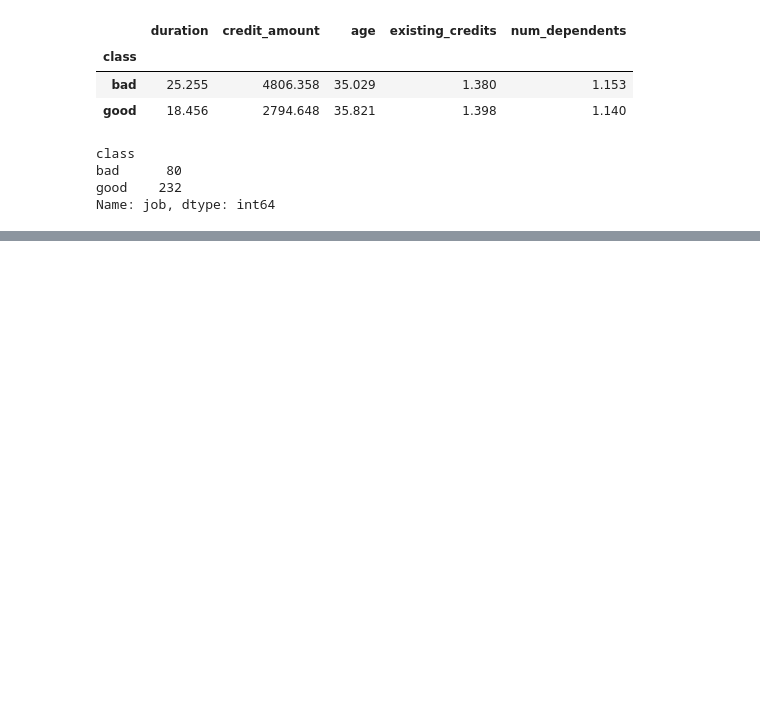
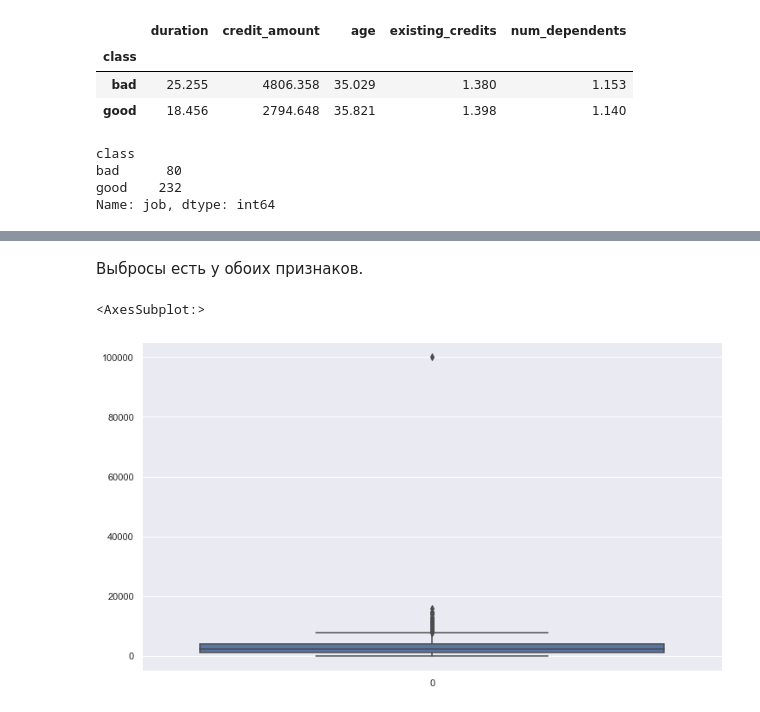
Before and after one commit to ostrenkota/IAD, a Jupyter notebook: lab1_task.ipynb, the cells around one changed output, grey strips where cells are left out. Cells and saved outputs as stored; diff of their text form; code cells hidden in the pictures; blank space fills up the shorter version.

```diff
--- a/lab1_task.ipynb
+++ b/lab1_task.ipynb
@@ -97,0 +136,8 @@ Name: job, dtype: int64
+# %% [markdown]
+Выбросы есть у обоих признаков.
+# %%
+fig, axs = plt.subplots(figsize=(12,7))
+sns.boxplot(data=credit_df['credit_amount'])
+# %% [output]
+<AxesSubplot:>
+[figure, added]
```
Also changed, not shown: parts of 22 cells of this notebook, 1 other file.
